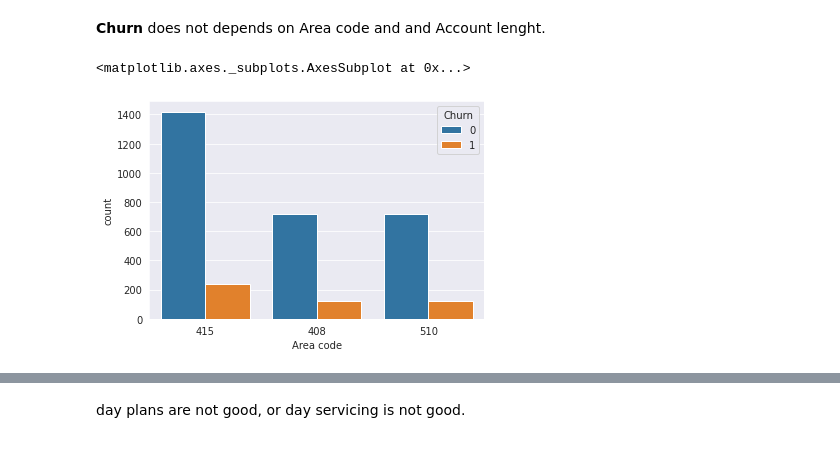
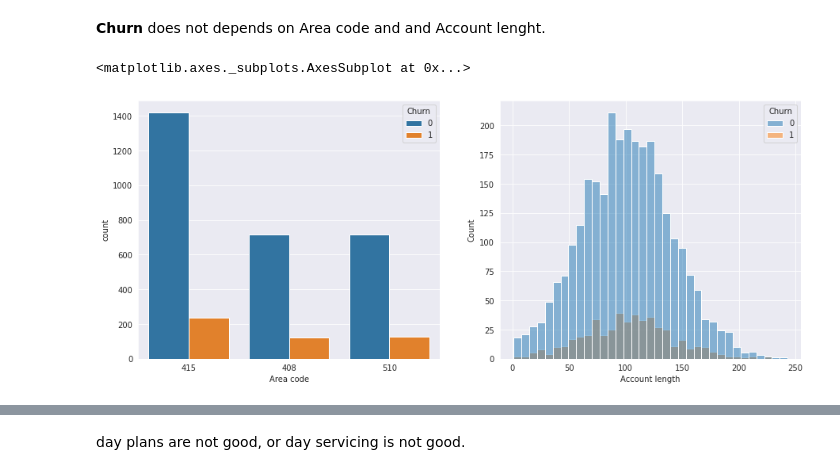
Before and after one commit to Gaurav2912/Telecom-Churn-Analysis---Capstone-Project, a Jupyter notebook: Telecom_Churn_Analysis_Capstone_Project.ipynb, the cells around one changed output, grey strips where cells are left out. Cells and saved outputs as stored; diff of their text form; code cells hidden in the pictures.

```diff
--- a/Telecom_Churn_Analysis_Capstone_Project.ipynb
+++ b/Telecom_Churn_Analysis_Capstone_Project.ipynb
@@ -494,8 +566,10 @@ plt.xticks(rotation=90);
 # %% [markdown]
 **Churn** does not depends on Area code and and Account lenght.
 # %%
-# Exploring Chrun for different Area code
-sns.countplot(data= df, x= 'Area code', hue= 'Churn')
+# Exploring Chrun for different Area code and Account length
+fig, axes = plt.subplots(nrows= 1, ncols= 2, figsize= (15,6))
+sns.countplot(ax= axes[0], data= df, x= 'Area code', hue= 'Churn')
+sns.histplot(ax= axes[1], data= df, x= 'Account length', hue= 'Churn')
 # %% [output]
 <matplotlib.axes._subplots.AxesSubplot at 0x...>
-[figure, old version]
+[figure, new version]
```
Also changed, not shown: parts of 68 cells of this notebook.
